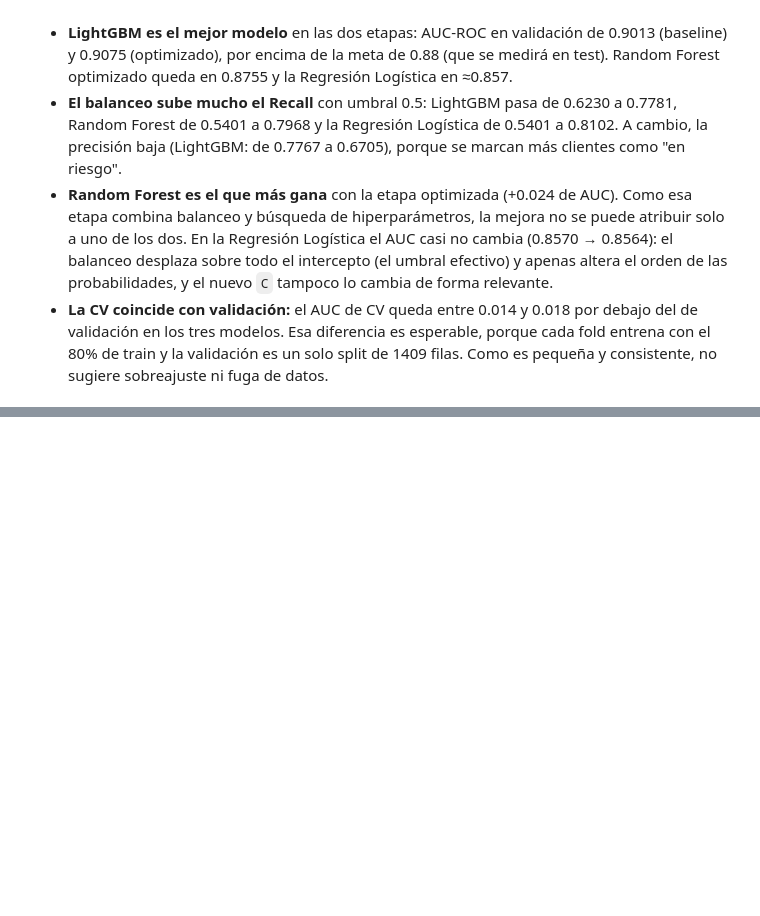
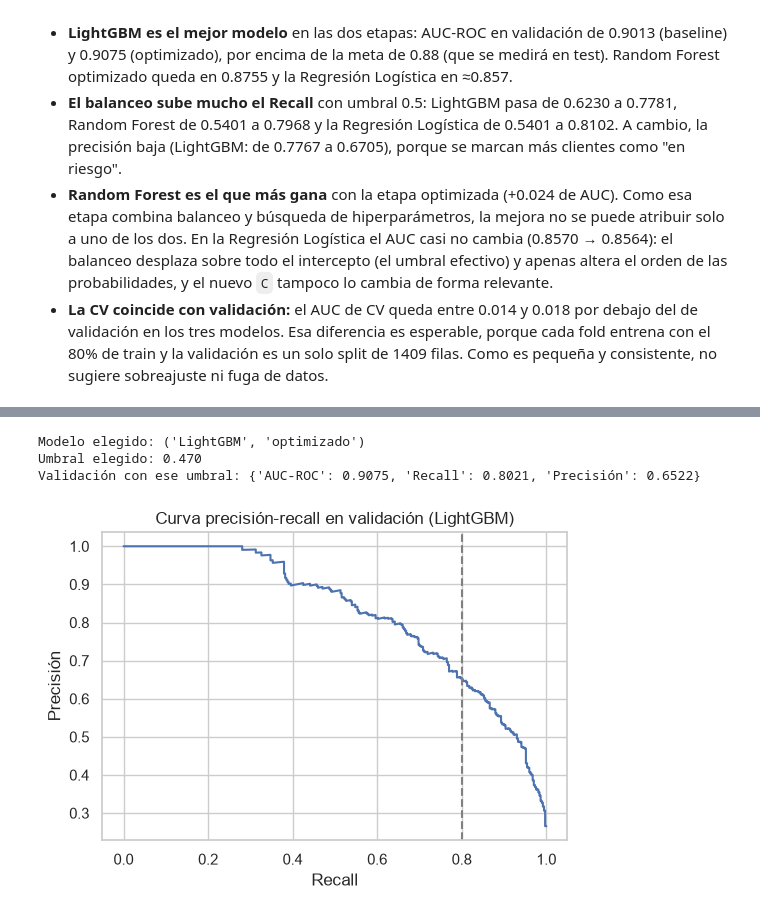
Before and after one commit to carabagiioo/interconnect-churn, a Jupyter notebook: interconnect_churn.ipynb, the cells around one changed output, grey strips where cells are left out. Drawn from its saved outputs; the diff is of its cells as text; code cells hidden in the pictures; blank space fills up the shorter version.

Commit message:
feat(notebook): add threshold selection, final test evaluation and business report
Co-Authored-By: Claude Opus 5.5 <noreply@anthropic.com>

```diff
--- a/interconnect_churn.ipynb
+++ b/interconnect_churn.ipynb
@@ -419,0 +424,26 @@ pd.set_option("display.width", 200)
+# %%
+best_row = results.loc[results["AUC-ROC"].idxmax()]
+best_key = (best_row["modelo"], best_row["etapa"])
+best_model = candidates[best_key]
+X_tr, X_va, X_te = DATA[best_key[0]]
+print("Modelo elegido:", best_key)
+
+TARGET_RECALL = 0.80
+proba_valid = best_model.predict_proba(X_va)[:, 1]
+precision, recall, thresholds = precision_recall_curve(y_valid, proba_valid)
+threshold = thresholds[recall[:-1] >= TARGET_RECALL].max()
+print(f"Umbral elegido: {threshold:.3f}")
+print("Validación con ese umbral:", {k: round(v, 4) for k, v in evaluate(best_model, X_va, y_valid, threshold).items()})
+
+fig, ax = plt.subplots(figsize=(6, 4))
+ax.plot(recall, precision)
+ax.axvline(TARGET_RECALL, ls="--", c="gray")
+ax.set_xlabel("Recall")
+ax.set_ylabel("Precisión")
+ax.set_title(f"Curva precisión-recall en validación ({best_key[0]})")
+plt.show()
+# %% [output]
+Modelo elegido: ('LightGBM', 'optimizado')
+Umbral elegido: 0.470
+Validación con ese umbral: {'AUC-ROC': 0.9075, 'Recall': 0.8021, 'Precisión': 0.6522}
+[figure, added]
```
Also changed, not shown: parts of 5 cells of this notebook.
